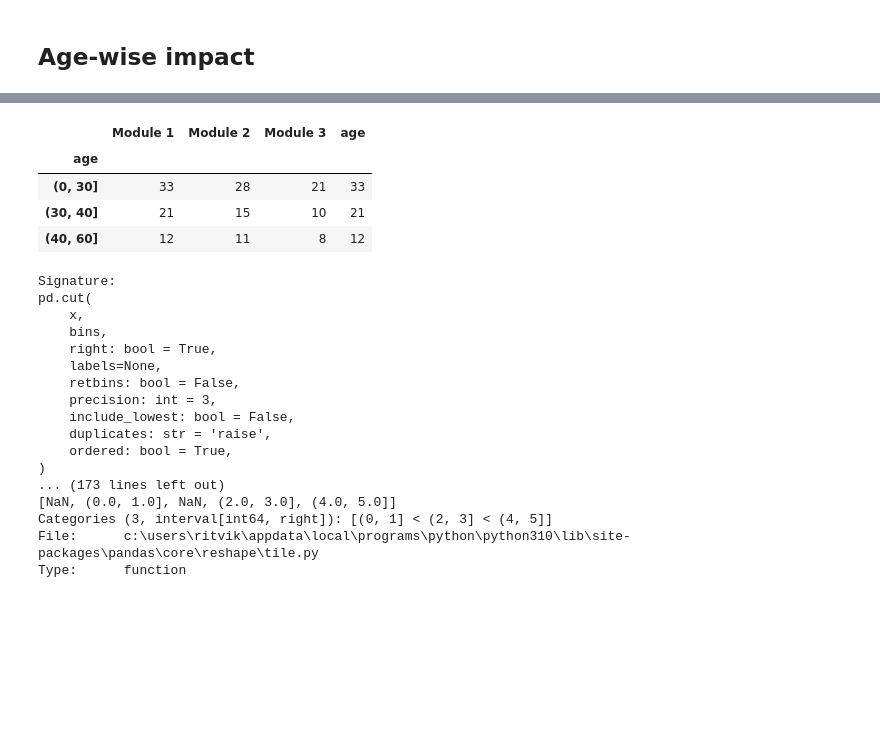
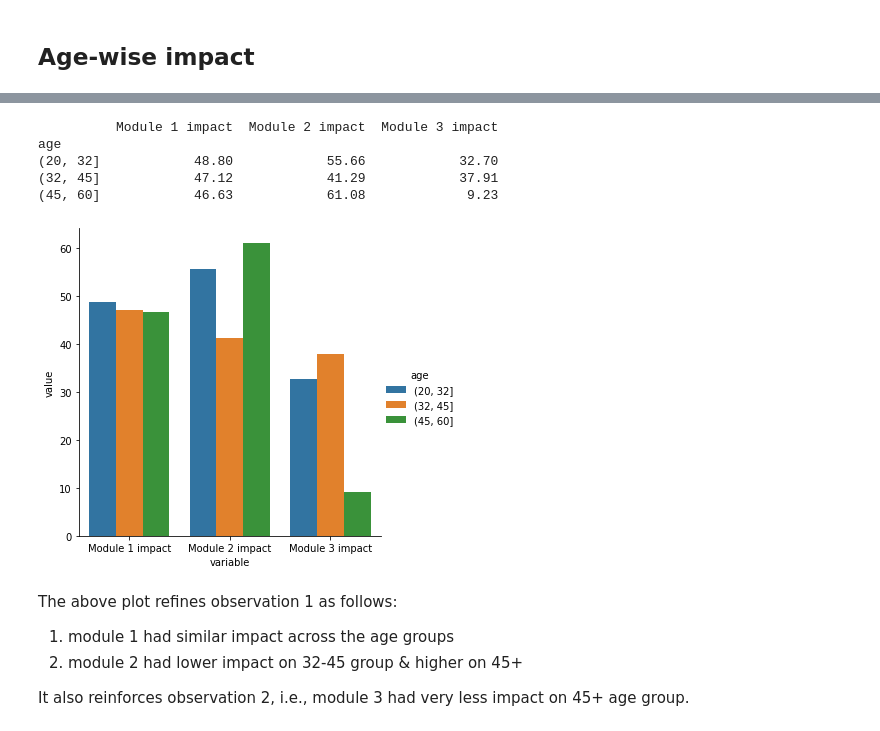
Before and after one commit to Richa614/covid-training-analysis, a Jupyter notebook: assignment.ipynb, the cells around one changed output, grey strips where cells are left out. Cells and saved outputs as stored; diff of their text form; code cells hidden in the pictures; blank space fills up the shorter version.

```diff
--- a/assignment.ipynb
+++ b/assignment.ipynb
@@ -185,28 +211,21 @@ dtype: float64
 # %%
-score_diff.groupby(pd.cut(score_diff['age'], [0, 30, 40, 60])).count()
+age_wise_impact = round(100*score_temp[[f'Module {i} impact' for i in range(1, 4)]].groupby(pd.cut(score_temp['age'], [20, 32, 45, 60])).mean()/
+      (100-score_temp[[f'Module {i} PreTest' for i in range(1, 4)]].groupby(pd.cut(score_temp['age'], [20, 32, 45, 60])).mean().values), 2)
+
+print(age_wise_impact)
+age_wise_impact['age'] = age_wise_impact.index
+sns.catplot(data=pd.melt(age_wise_impact, id_vars='age'), kind='bar', x='variable', y='value', hue='age')
+plt.show()
 # %% [output]
-|  | Module 1 | Module 2 | Module 3 | age |
-| age |  |  |  |  |
-| (0, 30] | 33 | 28 | 21 | 33 |
-| (30, 40] | 21 | 15 | 10 | 21 |
-| (40, 60] | 12 | 11 | 8 | 12 |
+          Module 1 impact  Module 2 impact  Module 3 impact
+age
+(20, 32]            48.80            55.66            32.70
+(32, 45]            47.12            41.29            37.91
+(45, 60]            46.63            61.08             9.23
+[figure, added]
-# %%
-pd.cut?
-# %% [output]
-Signature:
-pd.cut(
-    x,
-    bins,
-    right: bool = True,
-    labels=None,
-    retbins: bool = False,
-    precision: int = 3,
-    include_lowest: bool = False,
-    duplicates: str = 'raise',
-    ordered: bool = True,
-)
-... (173 lines left out)
-[NaN, (0.0, 1.0], NaN, (2.0, 3.0], (4.0, 5.0]]
-Categories (3, interval[int64, right]): [(0, 1] < (2, 3] < (4, 5]]
-File:      c:\users\ritvik\appdata\local\programs\python\python310\lib\site-packages\pandas\core\reshape\tile.py
-Type:      function
+# %% [markdown]
+The above plot refines observation 1 as follows:
+1. module 1 had similar impact across the age groups
+2. module 2 had lower impact on 32-45 group & higher on 45+
+
+It also reinforces observation 2, i.e., module 3 had very less impact on 45+ age group.
```
Also changed, not shown: parts of 13 cells of this notebook.
